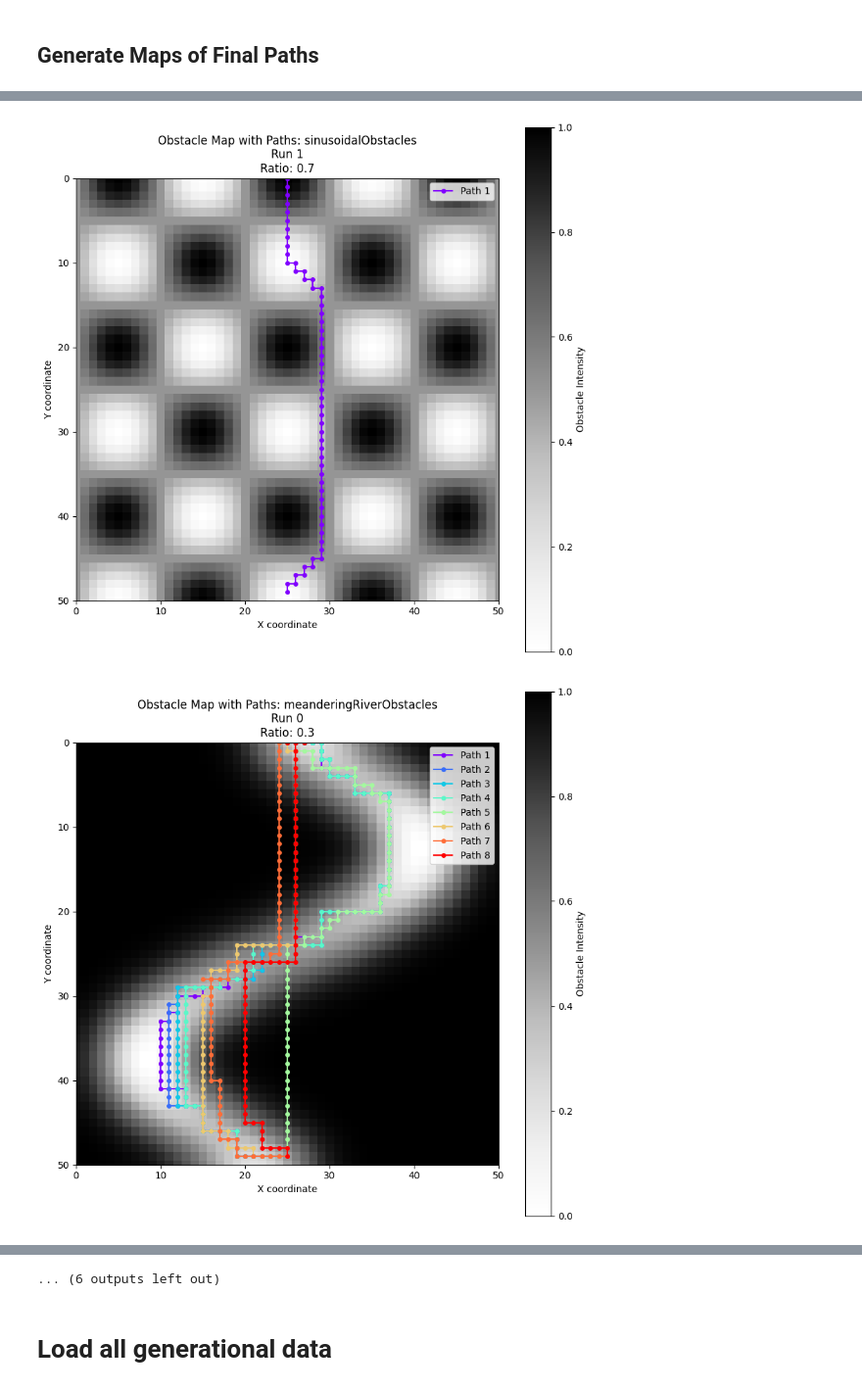
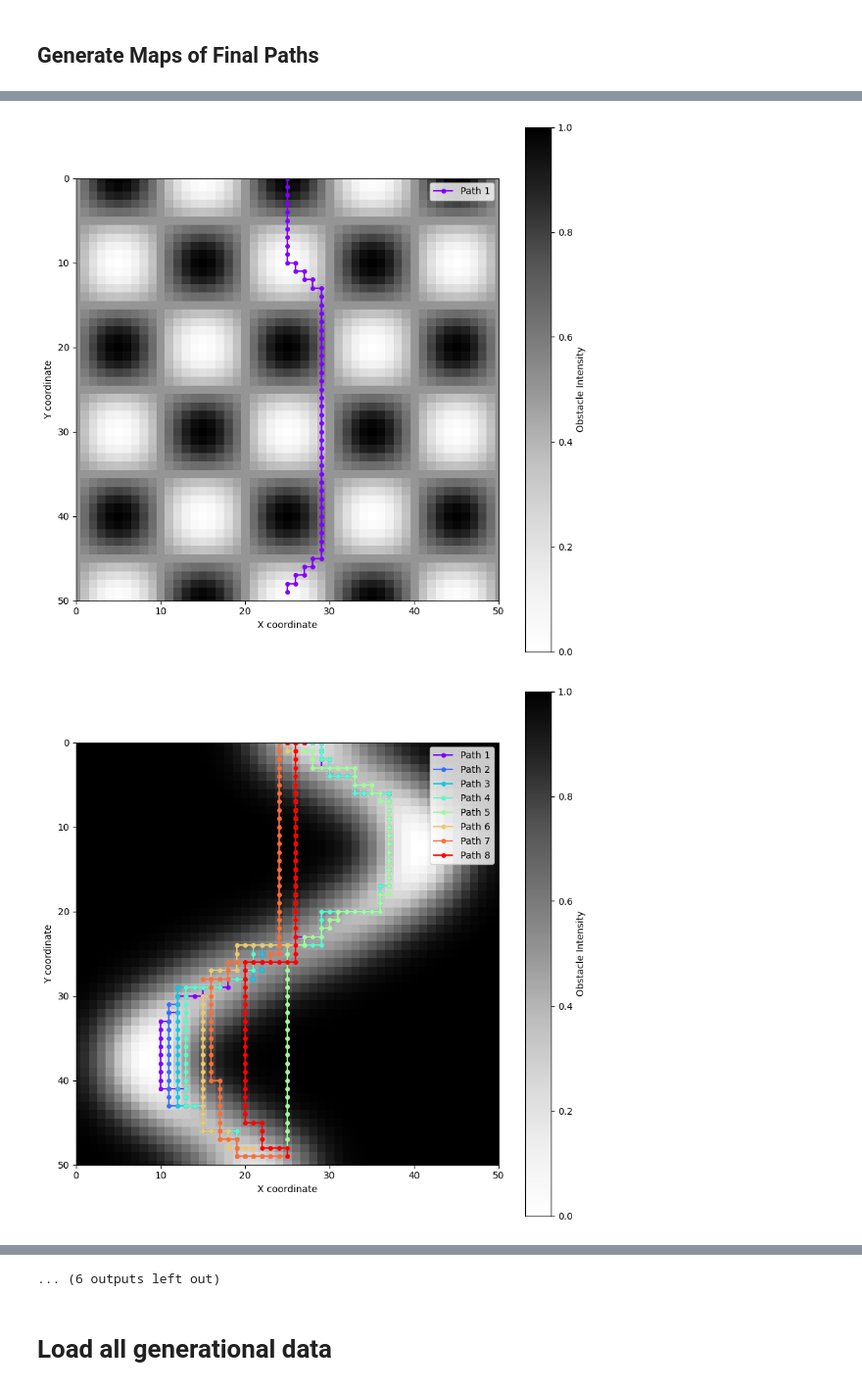
Before and after one commit to HidinginCode/pathpave_pymoo_gp, a Jupyter notebook: analysis.ipynb, the cells around one changed output, grey strips where cells are left out. Shown at 98% size. Drawn from its saved outputs; the diff is of its cells as text; code cells hidden in the pictures.

```diff
--- a/analysis.ipynb
+++ b/analysis.ipynb
@@ -5,6 +5,15 @@
 import pickle
 import os
 import matplotlib.pyplot as plt
+from shutil import rmtree
+
+graphics_path = "./graphics"
+
+if os.path.exists(graphics_path):
+    rmtree(graphics_path)
+
+os.mkdir(graphics_path)
+
 
 def load_pickle_objects():
     first_run_dir = "./log/pickle_objects"
@@ -264,7 +273,8 @@ class ObstacleMapGenerator:
 
         return gradient
 
-    def plot_obstacles_and_paths(self, map_name, paths, run_index, ratio):
+    def plot_obstacles_and_paths(self, map_name, paths, run_index, ratio, save_path: str = None):
+
         # Create the obstacle map based on the specified name
         if map_name == "meanderingRiverObstacles":
             obstacle_map = self.create_meandering_river_obstacles()
@@ -294,16 +304,27 @@ class ObstacleMapGenerator:
         plt.xlim(0, self.width-1)
         plt.ylim(0, self.height-1)
         plt.gca().invert_yaxis()  # Invert y-axis to match typical grid orientation
-        plt.title(f'Obstacle Map with Paths: {map_name}\nRun {run_index}\nRatio: {ratios[ratio]}')
         plt.xlabel('X coordinate')
         plt.ylabel('Y coordinate')
         plt.colorbar(label='Obstacle Intensity')
         plt.grid(False)
         plt.legend()
-        plt.show()
-        plt.close()
+        if save_path:
+            map_save_dir = os.path.join(save_path, f"{map_name}")
+            if not os.path.exists(map_save_dir):
+                os.makedirs(map_save_dir)
+            plt.savefig(os.path.join(map_save_dir, f"{map_name}_{run_index}_{ratios[ratio]}.svg"))
+        else:
+            plt.title(f'Obstacle Map with Paths: {map_name}\nRun {run_index}\nRatio: {ratios[ratio]}')
+            plt.show()
+            plt.close()
 
+path_graphics_path = os.path.join(graphics_path, "final_paths")
 
+if os.path.exists(path_graphics_path):
+    rmtree(path_graphics_path)
+
+os.mkdir(path_graphics_path)
 
 all_maps = [sin_sorted_both, meandering_sorted_both, radial_sorted_both]
 maps_names = ["sinusoidalObstacles", "meanderingRiverObstacles", "radialGradientObstacles"]
@@ -326,5 +347,5 @@ for map_index, map in enumerate(all_maps):
             generator = ObstacleMapGenerator(width=51, height=51)
 
             # Plot obstacle map and paths
-            generator.plot_obstacles_and_paths(maps_names[map_index], pareto_paths, run_index, ratio_index)
+            generator.plot_obstacles_and_paths(maps_names[map_index], pareto_paths, run_index, ratio_index, path_graphics_path)
 # %% [output]
@@ -336,2 +357,2 @@ for map_index, map in enumerate(all_maps):
-[figure, old version]
+[figure, new version]
-[figure, old version]
+[figure, new version]
```
Also changed, not shown: parts of 4 cells of this notebook, 54 other files.
